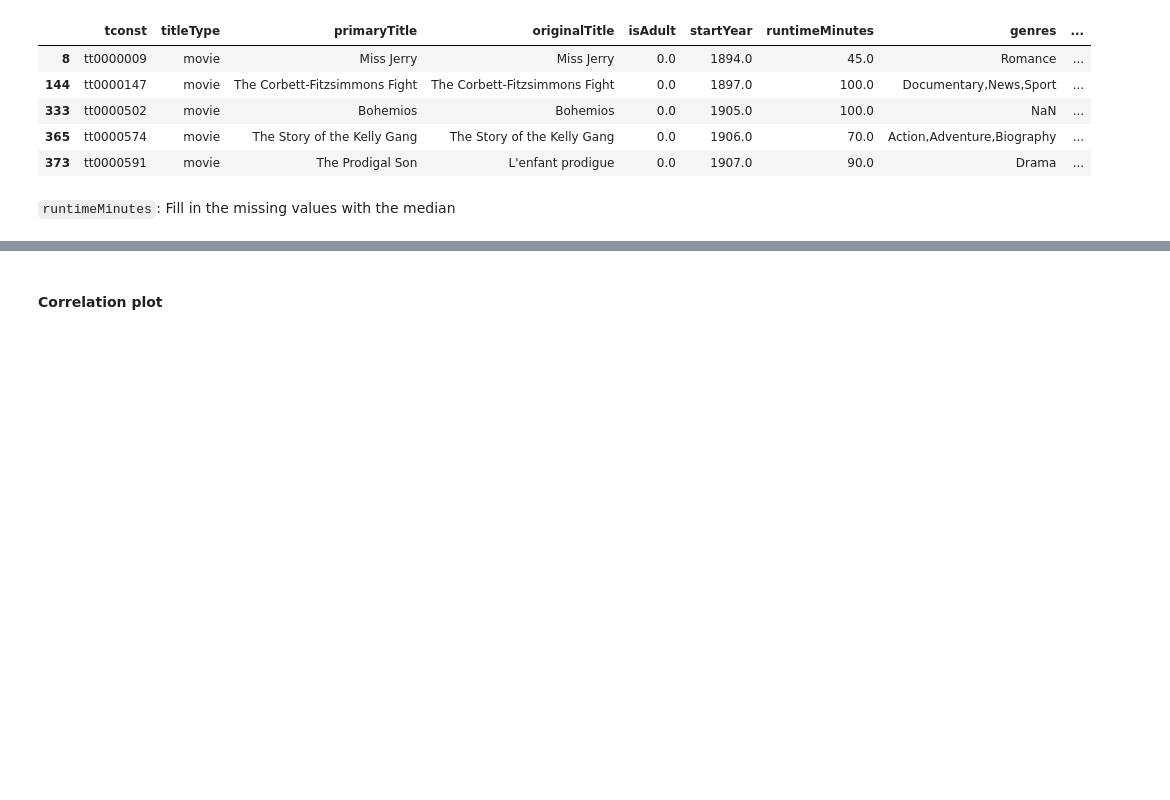
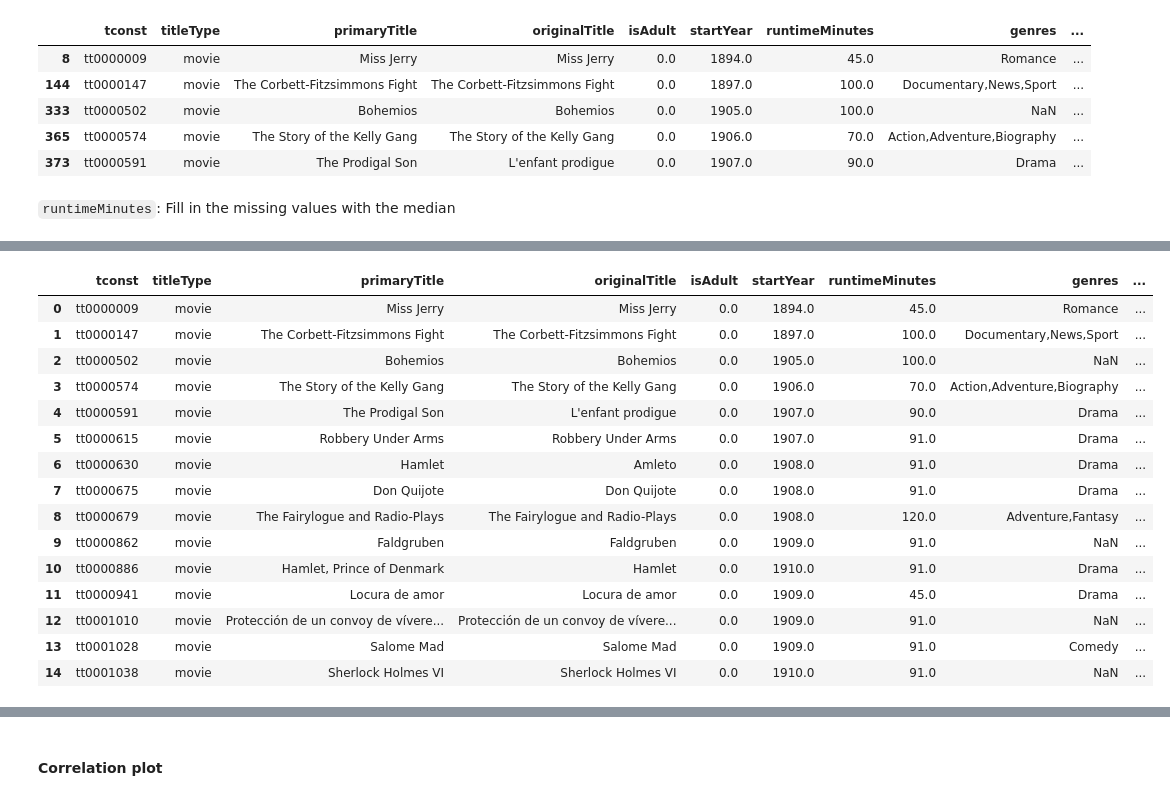
Before and after one commit to jyok117/imdb-movie-rating-prediction, a Jupyter notebook: imdb_movie_rating_prediction.ipynb, the cells around one changed output, grey strips where cells are left out. Drawn from its saved outputs; the diff is of its cells as text; code cells hidden in the pictures; blank space fills up the shorter version.

```diff
--- a/imdb_movie_rating_prediction.ipynb
+++ b/imdb_movie_rating_prediction.ipynb
@@ -223,2 +223,2 @@ Going with the first option since it is easy
 # %%
-movies['genres'] = movies['genres'].fillna('Unknown')
+# movies['genres'] = movies['genres'].fillna('Unknown')
@@ -224,0 +246,4 @@ movies['genres'] = movies['genres'].fillna('Unknown')
+# %%
+title_crew = pd.read_csv('data/title.crew.tsv.gz', sep='\t', na_values='\\N')
+
+title_crew.head()
@@ -224,0 +257,22 @@ movies['genres'] = movies['genres'].fillna('Unknown')
+# %%
+# Merge with 'title_crew' to get the directors' info:
+movies = pd.merge(movies, title_crew[['tconst', 'directors']], on='tconst')
+
+movies.head(15)
+# %% [output]
+|  | tconst | titleType | primaryTitle | originalTitle | isAdult | startYear | runtimeMinutes | genres | ... |
+| 0 | tt0000009 | movie | Miss Jerry | Miss Jerry | 0.0 | 1894.0 | 45.0 | Romance | ... |
+| 1 | tt0000147 | movie | The Corbett-Fitzsimmons Fight | The Corbett-Fitzsimmons Fight | 0.0 | 1897.0 | 100.0 | Documentary,News,Sport | ... |
+| 2 | tt0000502 | movie | Bohemios | Bohemios | 0.0 | 1905.0 | 100.0 | NaN | ... |
+| 3 | tt0000574 | movie | The Story of the Kelly Gang | The Story of the Kelly Gang | 0.0 | 1906.0 | 70.0 | Action,Adventure,Biography | ... |
+| 4 | tt0000591 | movie | The Prodigal Son | L'enfant prodigue | 0.0 | 1907.0 | 90.0 | Drama | ... |
+| 5 | tt0000615 | movie | Robbery Under Arms | Robbery Under Arms | 0.0 | 1907.0 | 91.0 | Drama | ... |
+| 6 | tt0000630 | movie | Hamlet | Amleto | 0.0 | 1908.0 | 91.0 | Drama | ... |
+| 7 | tt0000675 | movie | Don Quijote | Don Quijote | 0.0 | 1908.0 | 91.0 | Drama | ... |
+| 8 | tt0000679 | movie | The Fairylogue and Radio-Plays | The Fairylogue and Radio-Plays | 0.0 | 1908.0 | 120.0 | Adventure,Fantasy | ... |
+| 9 | tt0000862 | movie | Faldgruben | Faldgruben | 0.0 | 1909.0 | 91.0 | NaN | ... |
+| 10 | tt0000886 | movie | Hamlet, Prince of Denmark | Hamlet | 0.0 | 1910.0 | 91.0 | Drama | ... |
+| 11 | tt0000941 | movie | Locura de amor | Locura de amor | 0.0 | 1909.0 | 45.0 | Drama | ... |
+| 12 | tt0001010 | movie | Protección de un convoy de vívere... | Protección de un convoy de vívere... | 0.0 | 1909.0 | 91.0 | NaN | ... |
+| 13 | tt0001028 | movie | Salome Mad | Salome Mad | 0.0 | 1909.0 | 91.0 | Comedy | ... |
+| 14 | tt0001038 | movie | Sherlock Holmes VI | Sherlock Holmes VI | 0.0 | 1910.0 | 91.0 | NaN | ... |
```
Also changed, not shown: parts of 62 cells of this notebook.
